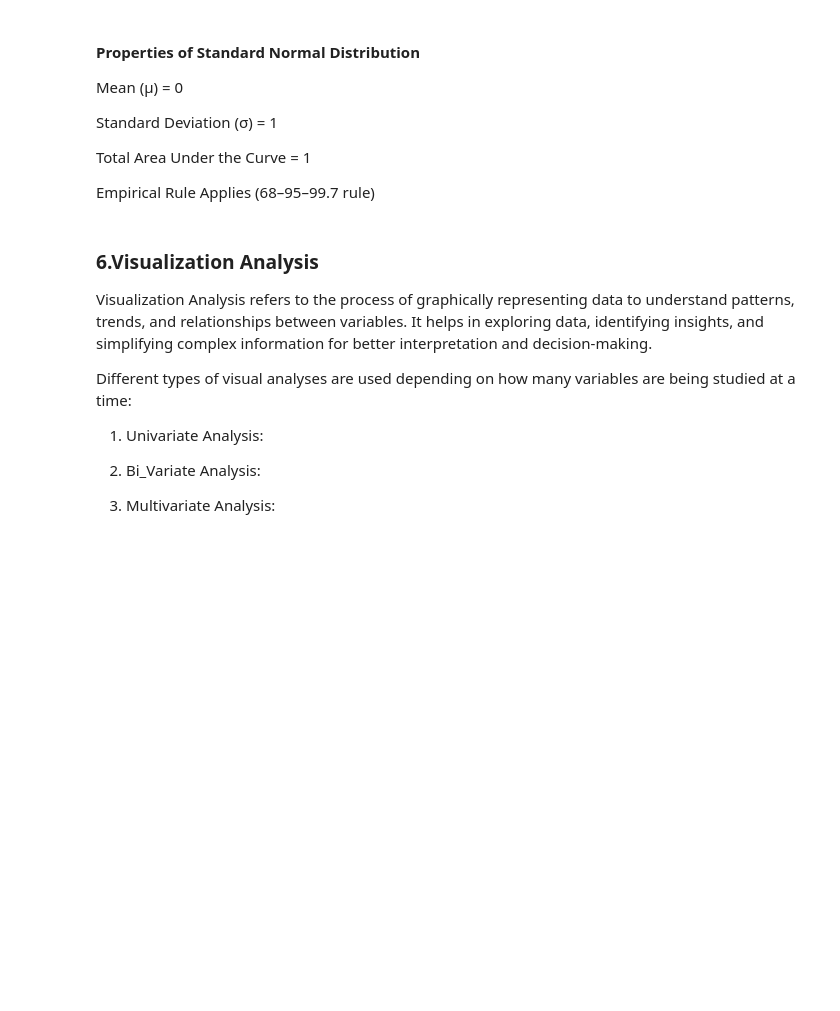
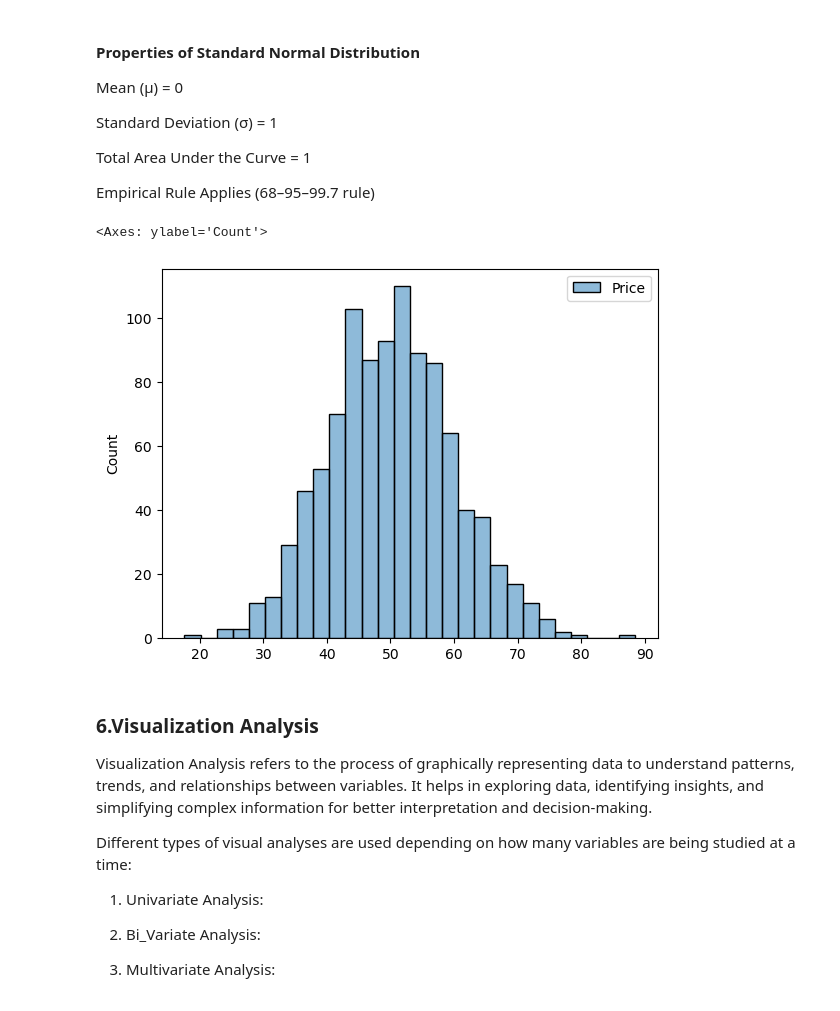
Before and after one commit to Shlok-007-in/Data-Science-Practice, a Jupyter notebook: week-6-EDA & Stats/EDA&STATS Notebook File-1-Before Session File.ipynb, the cells around one changed output. Saved outputs shown, nothing was run; the diff lists cells and outputs as text; code cells hidden in the pictures; blank space fills up the shorter version.

Commit message:
worked on emprical rule of standard normal distribution and visualise it with histplot

```diff
--- a/week-6-EDA & Stats/EDA&STATS Notebook File-1-Before Session File.ipynb
+++ b/week-6-EDA & Stats/EDA&STATS Notebook File-1-Before Session File.ipynb
@@ -289,9 +289,14 @@ Empirical Rule Applies (68–95–99.7 rule)
 # %%
 # Generate 1000 random values from a normal distribution
 # loc/mean = 50, scale/standard deviation = 10
 np.random.seed(42)  # for reproducibility
 data = np.random.normal(loc=50, scale=10, size=1000)
 data = pd.DataFrame(data,columns=['Price'])
+import seaborn as sns
+sns.histplot(data)
+# %% [output]
+<Axes: ylabel='Count'>
+[figure, added]
 # %%
 # z_score method to convert Normal Distribution to Standard Normal Distribution
 # %% [markdown]
```
